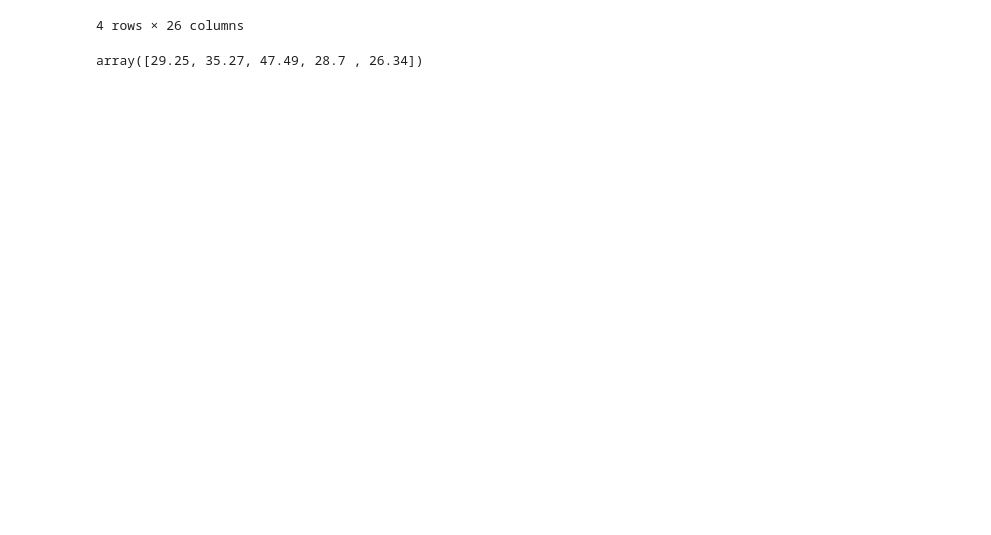
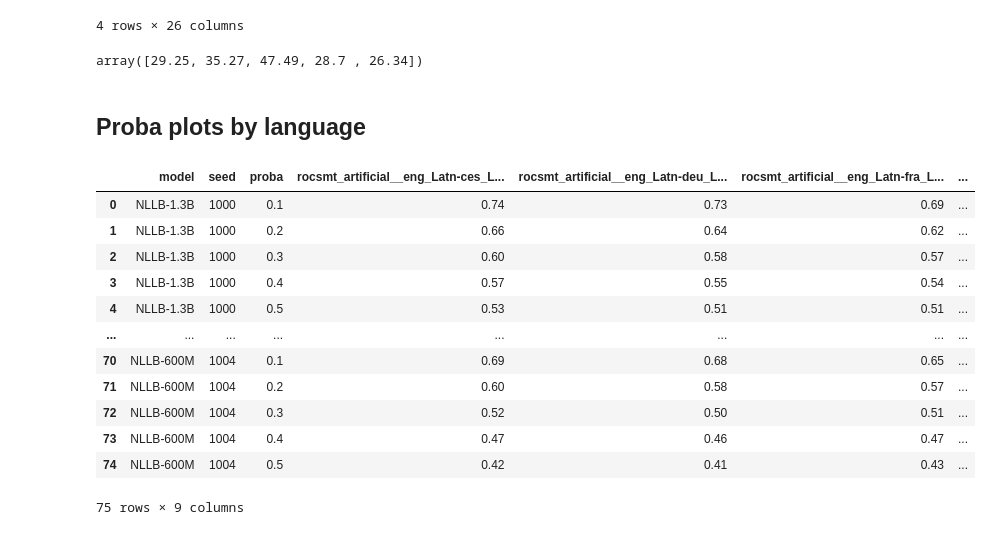
Before and after one commit to lydianish-phd/robust-embeddings, a Jupyter notebook: src/draft.ipynb, the cells around one changed output. Saved outputs shown, nothing was run; the diff lists cells and outputs as text; code cells hidden in the pictures; blank space fills up the shorter version.

Commit message:
generating plot for other language pairs

```diff
--- a/src/draft.ipynb
+++ b/src/draft.ipynb
@@ -2254,6 +2256,10 @@ import numpy as np
 # %%
 bleu_file = "/home/lnishimw/scratch/experiments/robust-embeddings/sonar/experiment_047/scores/bleu_multilingual.csv"
+bleu_artificial_file = "/home/lnishimw/scratch/experiments/robust-embeddings/sonar/experiment_047/scores/bleu_artificial.csv"
 comet_file = "/home/lnishimw/scratch/experiments/robust-embeddings/sonar/experiment_047/scores/comet_multilingual.csv"
+comet_artificial_file = "/home/lnishimw/scratch/experiments/robust-embeddings/sonar/experiment_047/scores/comet_artificial.csv"
 # %%
 bleu_scores_df = pd.read_csv(bleu_file, index_col=0)
 comet_scores_df = pd.read_csv(comet_file, index_col=0)
+bleu_artificial_scores_df = pd.read_csv(bleu_artificial_file, index_col=0)
+comet_artificial_scores_df = pd.read_csv(comet_artificial_file, index_col=0)
@@ -2332,3 +2340,21 @@ bleu_scores_df
 bleu_scores_df[bleu_scores_df["model"] == model][flores_columns].values.flatten()
 # %% [output]
 array([29.25, 35.27, 47.49, 28.7 , 26.34])
+# %% [markdown]
+## Proba plots by language
+# %%
+comet_artificial_scores_df
+# %% [output]
+|  | model | seed | proba | rocsmt_artificial__eng_Latn-ces_L... | rocsmt_artificial__eng_Latn-deu_L... | rocsmt_artificial__eng_Latn-fra_L... | ... |
+| 0 | NLLB-1.3B | 1000 | 0.1 | 0.74 | 0.73 | 0.69 | ... |
+| 1 | NLLB-1.3B | 1000 | 0.2 | 0.66 | 0.64 | 0.62 | ... |
+| 2 | NLLB-1.3B | 1000 | 0.3 | 0.60 | 0.58 | 0.57 | ... |
+| 3 | NLLB-1.3B | 1000 | 0.4 | 0.57 | 0.55 | 0.54 | ... |
+| 4 | NLLB-1.3B | 1000 | 0.5 | 0.53 | 0.51 | 0.51 | ... |
+| ... | ... | ... | ... | ... | ... | ... | ... |
+| 70 | NLLB-600M | 1004 | 0.1 | 0.69 | 0.68 | 0.65 | ... |
+| 71 | NLLB-600M | 1004 | 0.2 | 0.60 | 0.58 | 0.57 | ... |
+| 72 | NLLB-600M | 1004 | 0.3 | 0.52 | 0.50 | 0.51 | ... |
+| 73 | NLLB-600M | 1004 | 0.4 | 0.47 | 0.46 | 0.47 | ... |
+| 74 | NLLB-600M | 1004 | 0.5 | 0.42 | 0.41 | 0.43 | ... |
+75 rows × 9 columns
```
Also changed, not shown: parts of 16 cells of this notebook, 3 other files.
